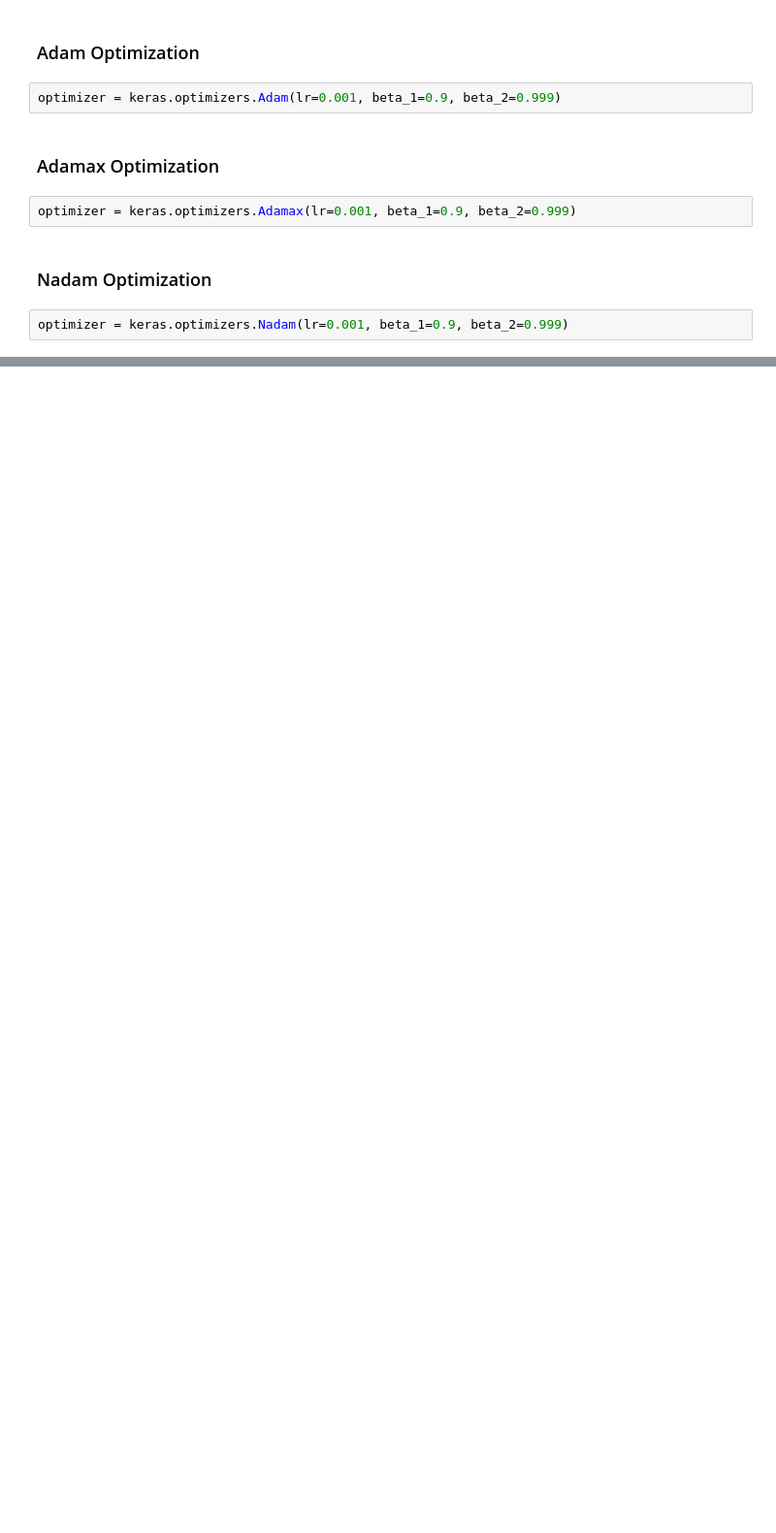
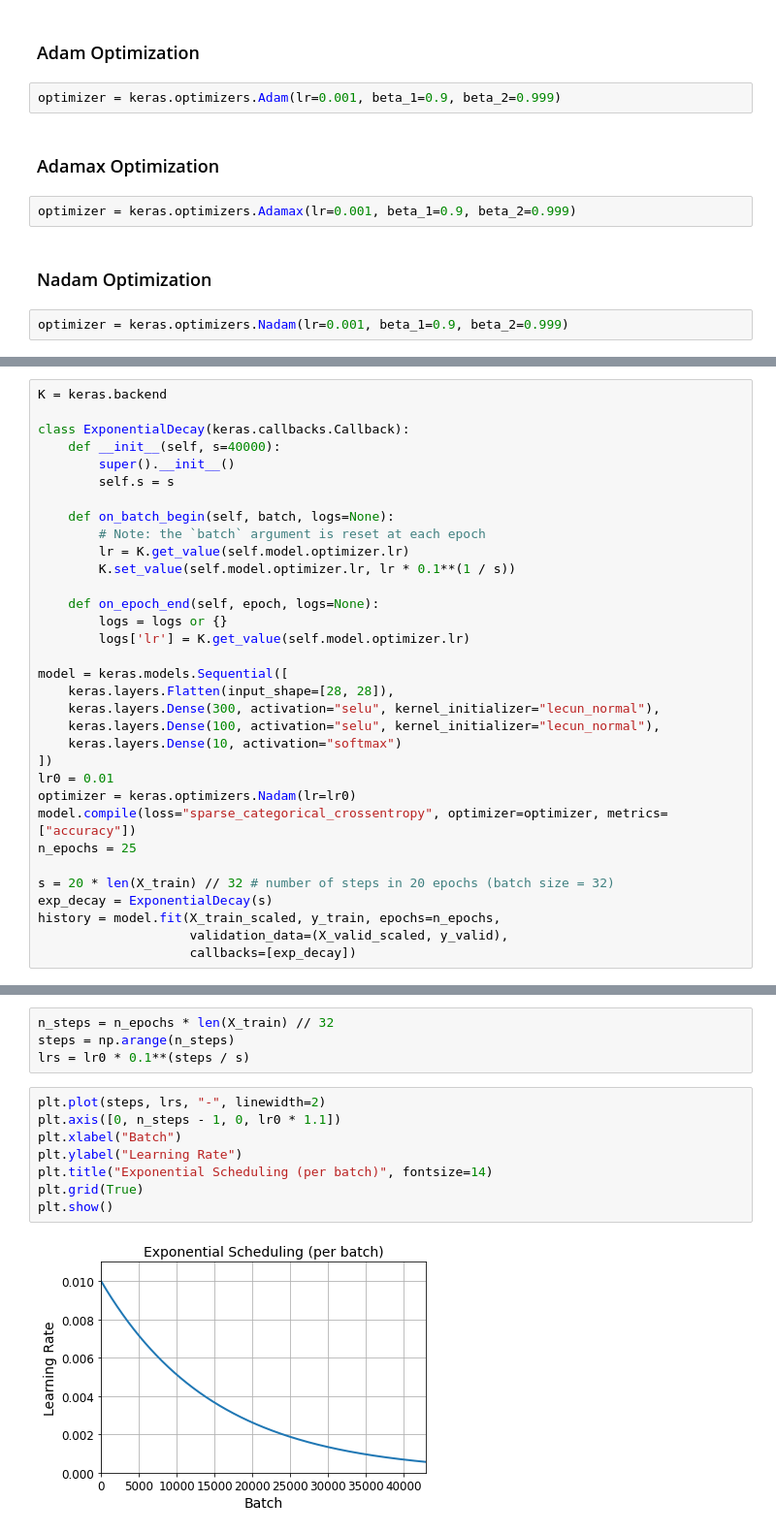
Before and after one commit to niujie/hands-on-ml-zh, a Jupyter notebook: c11.ipynb, the cells around one changed output, grey strips where cells are left out. Shown: that part at 97% size. Cells and saved outputs as stored; diff of their text form; blank space fills up the shorter version.

```diff
--- a/c11.ipynb
+++ b/c11.ipynb
@@ -747,0 +861,33 @@ optimizer = keras.optimizers.Nadam(lr=0.001, beta_1=0.9, beta_2=0.999)
+# %%
+K = keras.backend
+
+class ExponentialDecay(keras.callbacks.Callback):
+    def __init__(self, s=40000):
+        super().__init__()
+        self.s = s
+
+    def on_batch_begin(self, batch, logs=None):
+        # Note: the `batch` argument is reset at each epoch
+        lr = K.get_value(self.model.optimizer.lr)
+        K.set_value(self.model.optimizer.lr, lr * 0.1**(1 / s))
+
+    def on_epoch_end(self, epoch, logs=None):
+        logs = logs or {}
+        logs['lr'] = K.get_value(self.model.optimizer.lr)
+
+model = keras.models.Sequential([
+    keras.layers.Flatten(input_shape=[28, 28]),
+    keras.layers.Dense(300, activation="selu", kernel_initializer="lecun_normal"),
+    keras.layers.Dense(100, activation="selu", kernel_initializer="lecun_normal"),
+    keras.layers.Dense(10, activation="softmax")
+])
+lr0 = 0.01
+optimizer = keras.optimizers.Nadam(lr=lr0)
+model.compile(loss="sparse_categorical_crossentropy", optimizer=optimizer, metrics=["accuracy"])
+n_epochs = 25
+
+s = 20 * len(X_train) // 32 # number of steps in 20 epochs (batch size = 32)
+exp_decay = ExponentialDecay(s)
+history = model.fit(X_train_scaled, y_train, epochs=n_epochs,
+                    validation_data=(X_valid_scaled, y_valid),
+                    callbacks=[exp_decay])
@@ -747,0 +912,14 @@ optimizer = keras.optimizers.Nadam(lr=0.001, beta_1=0.9, beta_2=0.999)
+# %%
+n_steps = n_epochs * len(X_train) // 32
+steps = np.arange(n_steps)
+lrs = lr0 * 0.1**(steps / s)
+# %%
+plt.plot(steps, lrs, "-", linewidth=2)
+plt.axis([0, n_steps - 1, 0, lr0 * 1.1])
+plt.xlabel("Batch")
+plt.ylabel("Learning Rate")
+plt.title("Exponential Scheduling (per batch)", fontsize=14)
+plt.grid(True)
+plt.show()
+# %% [output]
+[figure, added]
```
Also changed, not shown: parts of 108 cells of this notebook, 40 other files.
